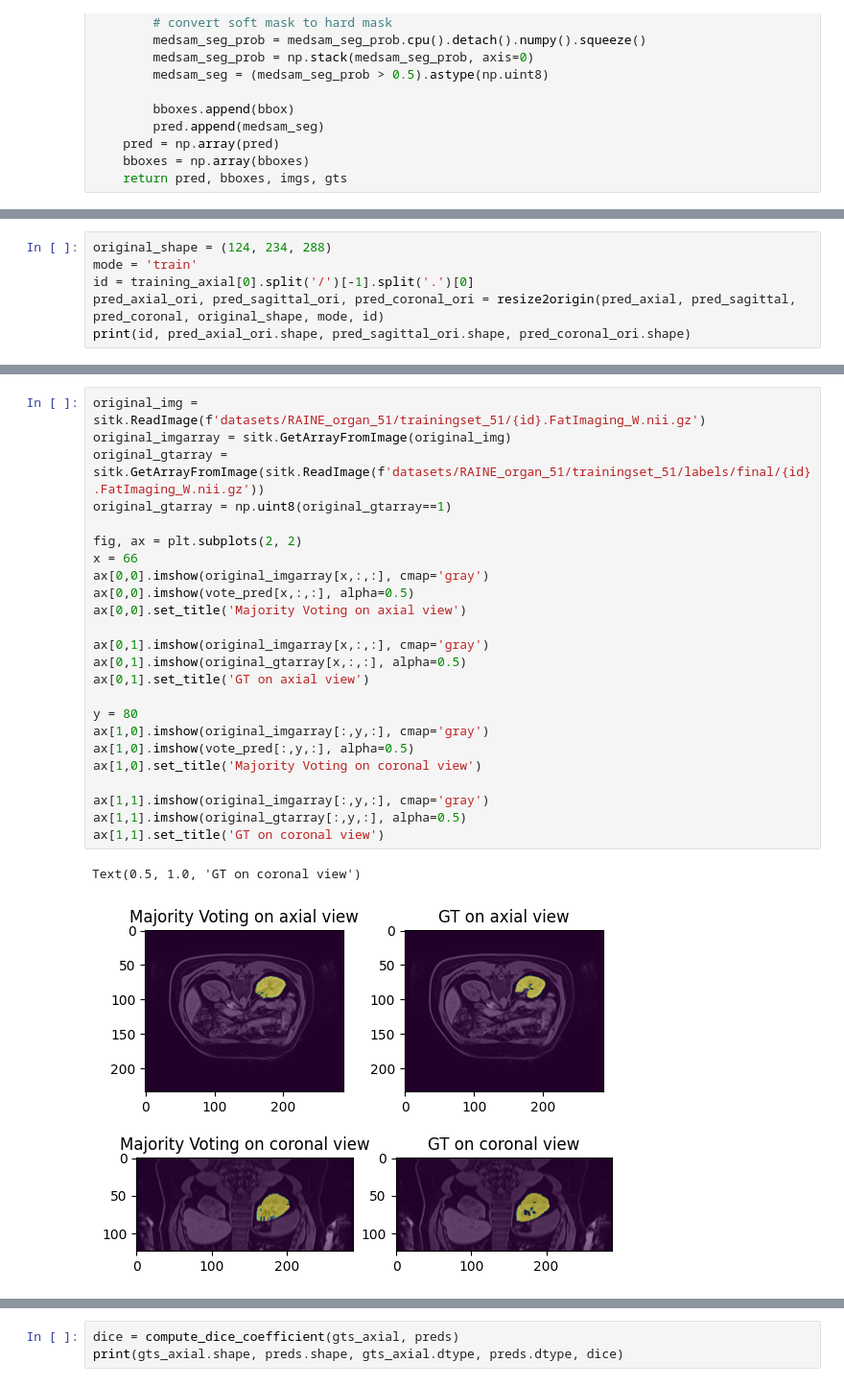
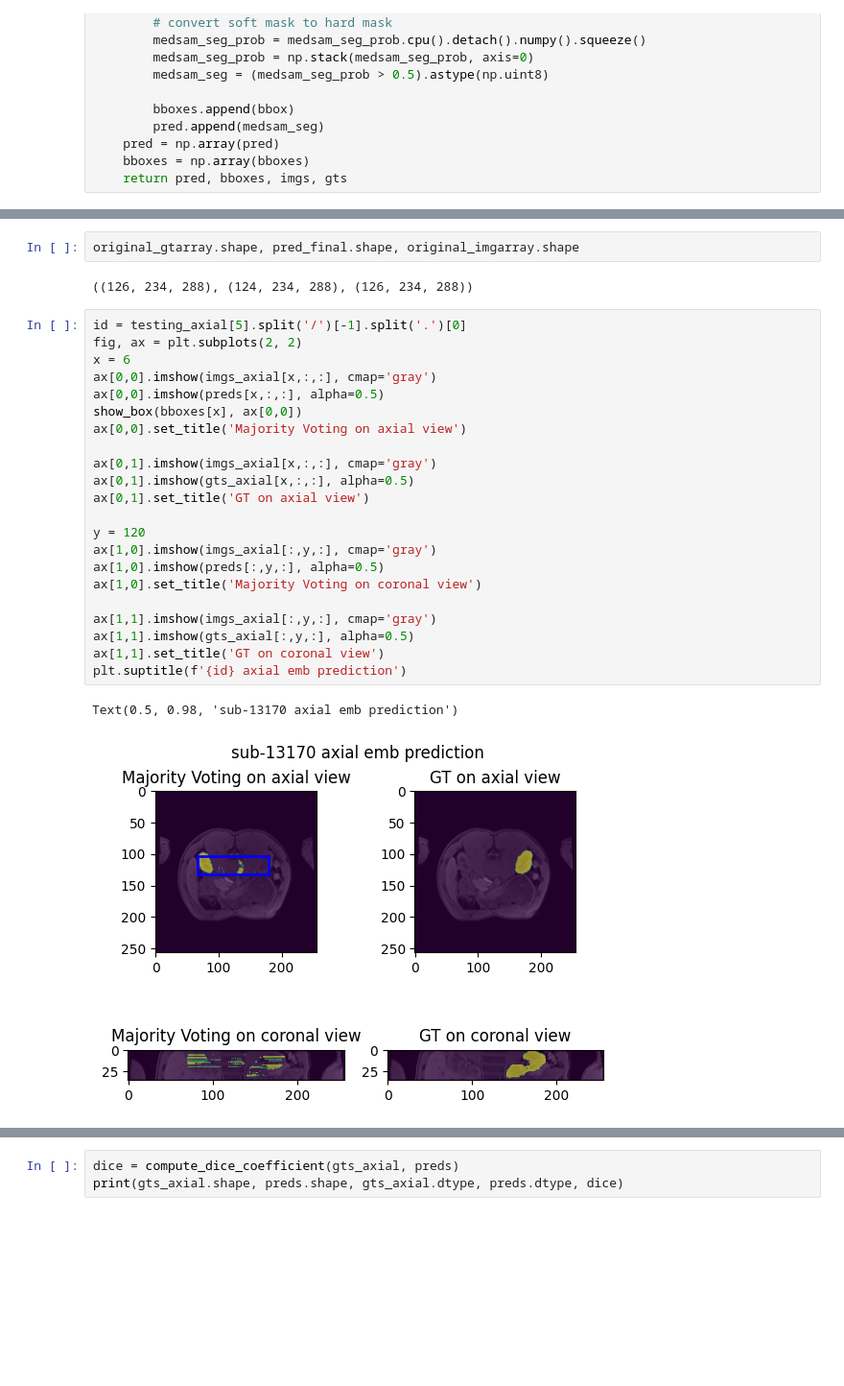
Before and after one commit to yexincheng/ALMRI, a Jupyter notebook: bbox.ipynb, the cells around one changed output, grey strips where cells are left out. Shown at 96% size. Cells and saved outputs as stored; diff of their text form; blank space fills up the shorter version.

Commit message:
vote for sam output

```diff
--- a/bbox.ipynb
+++ b/bbox.ipynb
@@ -756,6 +884,0 @@ pred_coronal, bboxes_coronal, imgs_coronal, gts_coronal = bbox_infer(bbox_model,
-# %%
-original_shape = (124, 234, 288)
-mode = 'train'
-id = training_axial[0].split('/')[-1].split('.')[0]
-pred_axial_ori, pred_sagittal_ori, pred_coronal_ori = resize2origin(pred_axial, pred_sagittal, pred_coronal, original_shape, mode, id)
-print(id, pred_axial_ori.shape, pred_sagittal_ori.shape, pred_coronal_ori.shape)
@@ -767,27 +1001,29 @@ vote_pred = majority_voting(pred_axial_ori, pred_sagittal_ori, pred_coronal_ori)
+# %%
+original_gtarray.shape, pred_final.shape, original_imgarray.shape
+# %% [output]
+((126, 234, 288), (124, 234, 288), (126, 234, 288))
 # %%
-original_img = sitk.ReadImage(f'datasets/RAINE_organ_51/trainingset_51/{id}.FatImaging_W.nii.gz')
-original_imgarray = sitk.GetArrayFromImage(original_img)
-original_gtarray = sitk.GetArrayFromImage(sitk.ReadImage(f'datasets/RAINE_organ_51/trainingset_51/labels/final/{id}.FatImaging_W.nii.gz'))
-original_gtarray = np.uint8(original_gtarray==1)
-
+id = testing_axial[5].split('/')[-1].split('.')[0]
 fig, ax = plt.subplots(2, 2)
-x = 66
-ax[0,0].imshow(original_imgarray[x,:,:], cmap='gray')
-ax[0,0].imshow(vote_pred[x,:,:], alpha=0.5)
+x = 6
+ax[0,0].imshow(imgs_axial[x,:,:], cmap='gray')
+ax[0,0].imshow(preds[x,:,:], alpha=0.5)
+show_box(bboxes[x], ax[0,0])
 ax[0,0].set_title('Majority Voting on axial view')
 
-ax[0,1].imshow(original_imgarray[x,:,:], cmap='gray')
-ax[0,1].imshow(original_gtarray[x,:,:], alpha=0.5)
+ax[0,1].imshow(imgs_axial[x,:,:], cmap='gray')
+ax[0,1].imshow(gts_axial[x,:,:], alpha=0.5)
 ax[0,1].set_title('GT on axial view')
 
-y = 80
-ax[1,0].imshow(original_imgarray[:,y,:], cmap='gray')
-ax[1,0].imshow(vote_pred[:,y,:], alpha=0.5)
+y = 120
+ax[1,0].imshow(imgs_axial[:,y,:], cmap='gray')
+ax[1,0].imshow(preds[:,y,:], alpha=0.5)
 ax[1,0].set_title('Majority Voting on coronal view')
 
-ax[1,1].imshow(original_imgarray[:,y,:], cmap='gray')
-ax[1,1].imshow(original_gtarray[:,y,:], alpha=0.5)
+ax[1,1].imshow(imgs_axial[:,y,:], cmap='gray')
+ax[1,1].imshow(gts_axial[:,y,:], alpha=0.5)
 ax[1,1].set_title('GT on coronal view')
+plt.suptitle(f'{id} axial emb prediction')
 # %% [output]
-Text(0.5, 1.0, 'GT on coronal view')
+Text(0.5, 0.98, 'sub-13170 axial emb prediction')
-[figure, old version]
+[figure, new version]
```
Also changed, not shown: parts of 31 cells of this notebook.
